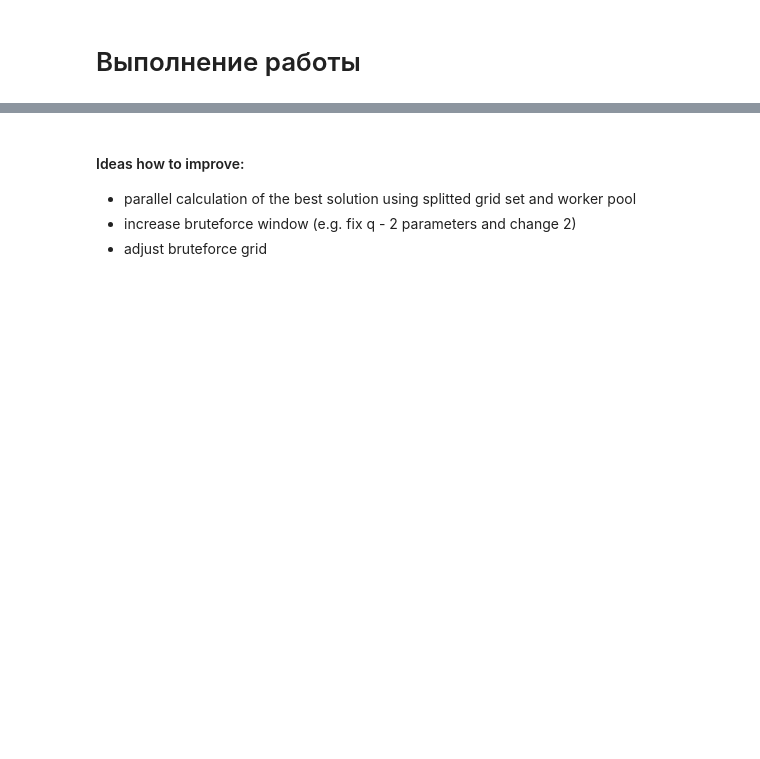
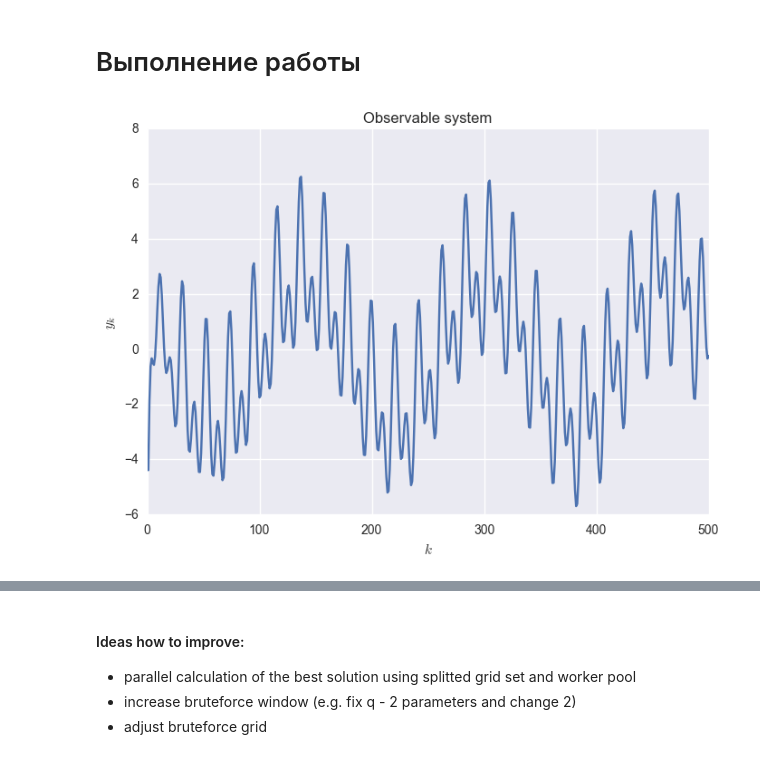
Before and after one commit to Megalitum/gubarev_labs, a Jupyter notebook: lab1.ipynb, the cells around one changed output, grey strips where cells are left out. Cells and saved outputs as stored; diff of their text form; code cells hidden in the pictures; blank space fills up the shorter version.

```diff
--- a/lab1.ipynb
+++ b/lab1.ipynb
@@ -124,6 +124,14 @@ N = 500
 support = arange(1,N + 1, 1)
 # %%
 noisy = impulse(support)
+# %%
+ax = plt.axes()
+ax.set_title('Observable system')
+ax.set_xlabel('$k$')
+ax.set_ylabel('$y_k$')
+_ = plot(support, noisy)
+# %% [output]
+[figure, added]
 # %%
 def cost_inf(vec):
     approx = impulse_vec(support, vec, impulse.delta)
```
Also changed, not shown: parts of 8 cells of this notebook.
